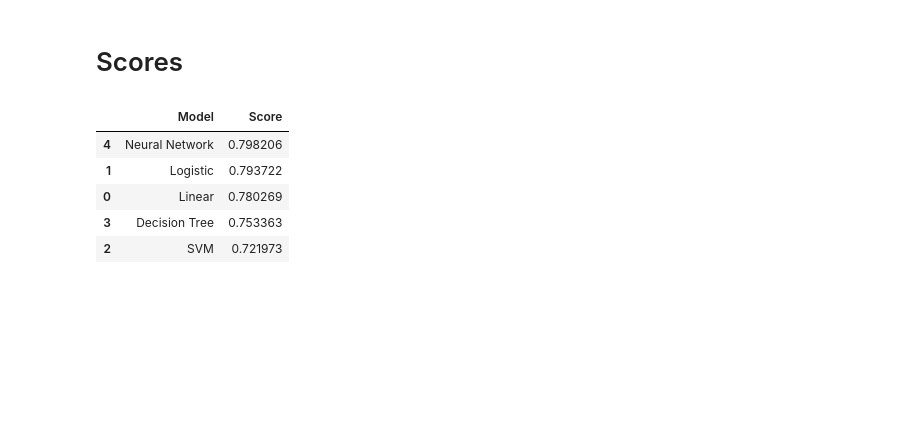
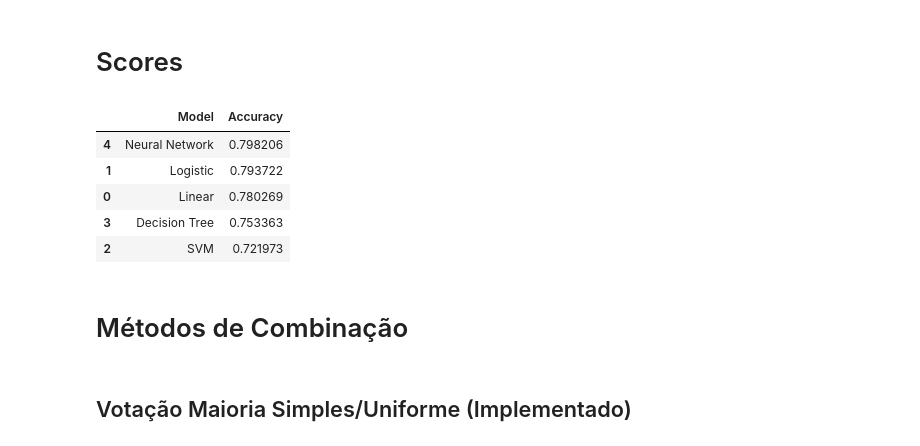
Before and after one commit to GiuDuncan/ProjetoFinal, a Jupyter notebook: 4-4_Testes_TITANIC.ipynb, the cells around one changed output. Cells and saved outputs as stored; diff of their text form; code cells hidden in the pictures; blank space fills up the shorter version.

```diff
--- a/4-5-1_Modelos_Testes_TITANIC.ipynb
+++ b/4-4_Testes_TITANIC.ipynb
@@ -116,7 +116,7 @@ logisticR_nosex_accuracy
 # Importando
 from sklearn.svm import SVC
 # Instanciando
-supportV = SVC()
+supportV = SVC(probability=True)
 # %%
 # Treinando e prevendo
 supportV.fit(x_train, y_train)
@@ -172,13 +172,15 @@ neuralN_accuracy
 # %%
 scores = pd.DataFrame({
     'Model': ['Linear', 'Logistic', 'SVM', 'Decision Tree', 'Neural Network'],
-    'Score': [ linearR_accuracy, logisticR_accuracy, supportV_accuracy, decisionT_accuracy, neuralN_accuracy]
+    'Accuracy': [ linearR_accuracy, logisticR_accuracy, supportV_accuracy, decisionT_accuracy, neuralN_accuracy]
 })
-scores.sort_values(by='Score', ascending=False)
+scores.sort_values(by='Accuracy', ascending=False)
 # %% [output]
-|  | Model | Score |
+|  | Model | Accuracy |
 | 4 | Neural Network | 0.798206 |
 | 1 | Logistic | 0.793722 |
 | 0 | Linear | 0.780269 |
 | 3 | Decision Tree | 0.753363 |
 | 2 | SVM | 0.721973 |
+# %% [markdown]
+# Métodos de Combinação
@@ -184,0 +194,2 @@ scores.sort_values(by='Score', ascending=False)
+# %% [markdown]
+## Votação Maioria Simples/Uniforme (Implementado)
```
Also changed, not shown: parts of 34 cells of this notebook.
